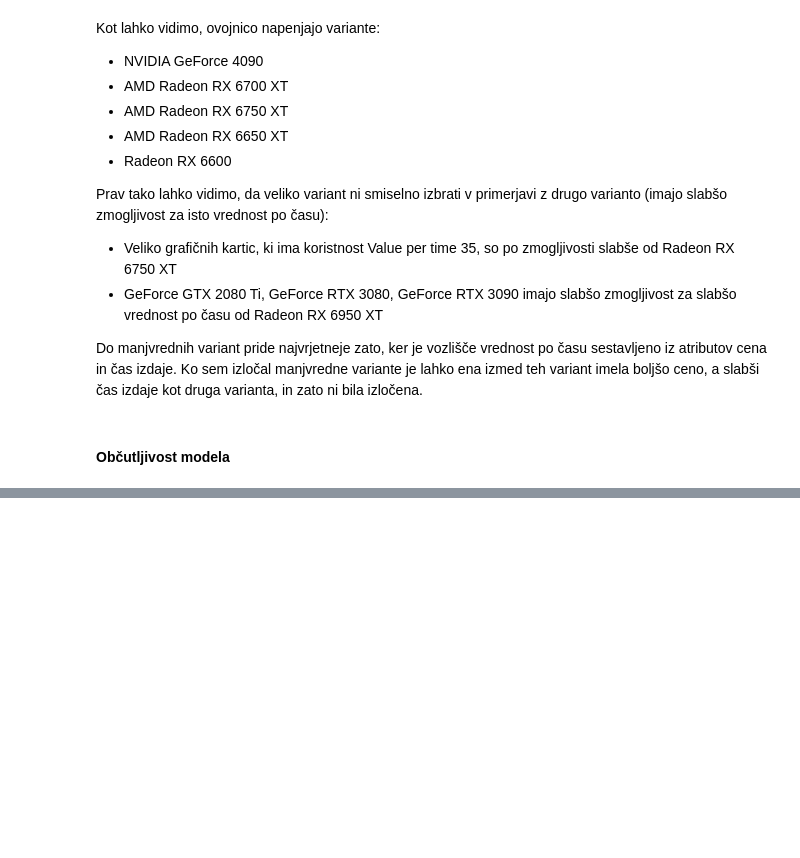
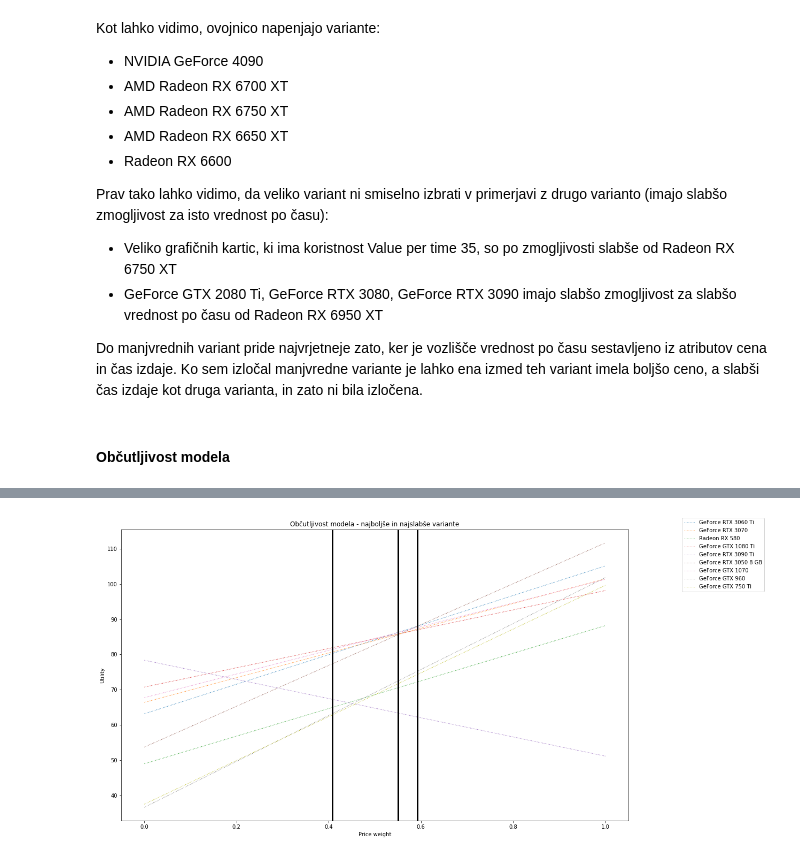
Before and after one commit to LukaSveigl/Decision-support-systems, a Jupyter notebook: Seminar work 1 - Decision model/decision-model.ipynb, the cells around one changed output, grey strips where cells are left out. Cells and saved outputs as stored; diff of their text form; code cells hidden in the pictures; blank space fills up the shorter version.

```diff
--- a/Seminar work 1 - Decision model/decision-model.ipynb
+++ b/Seminar work 1 - Decision model/decision-model.ipynb
@@ -758,0 +837,37 @@ Do manjvrednih variant pride najvrjetneje zato, ker je vozlišče vrednost po č
+# %%
+# Draw less crowded graph - only represent best and worst variants.
+
+fig, ax = plt.subplots(figsize=(17,10))
+
+ax.set_xlabel('Price weight')
+ax.set_ylabel('Utility')
+ax.set_title('Občutljivost modela - najboljše in najslabše variante')
+
+best_variants = [
+    'GeForce GTX 1070',
+    'GeForce GTX 1080 Ti',
+    'GeForce RTX 3060 Ti',
+    'GeForce RTX 3070',
+    'GeForce RTX 3050 8 GB'
+]
+worst_variants = [
+    'GeForce GTX 960',
+    'GeForce GTX 750 Ti',
+    'Radeon RX 580',
+    'GeForce RTX 3090 Ti'
+]
+
+for variant in variant_scores:
+    if variant in best_variants or variant in worst_variants:
+        x = [x for x, _ in variant_scores[variant]]
+        y = [y for _, y in variant_scores[variant]]
+        ax.plot(x, y, linewidth=1, linestyle='dotted', label=variant)
+
+        for x in change_weight_tresholds[1:]:
+            ax.axvline(x, color='k', linestyle='-', linewidth=3, alpha=0.7)
+
+ax.legend(bbox_to_anchor=(1.1, 1.05))
+
+plt.show()
+# %% [output]
+[figure, added]
```
Also changed, not shown: parts of 12 cells of this notebook.
